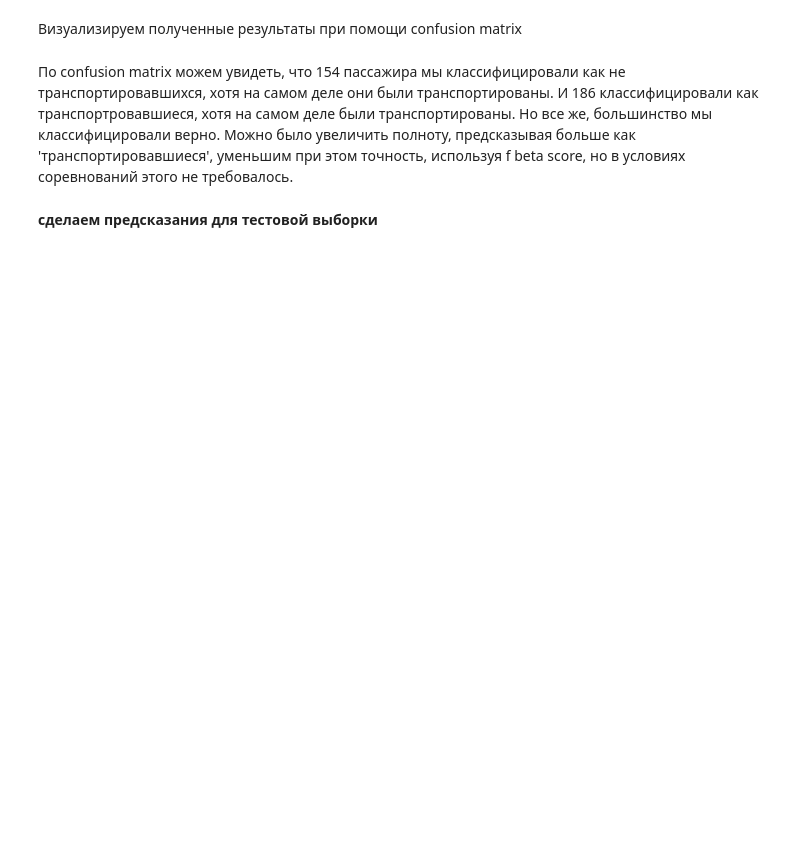
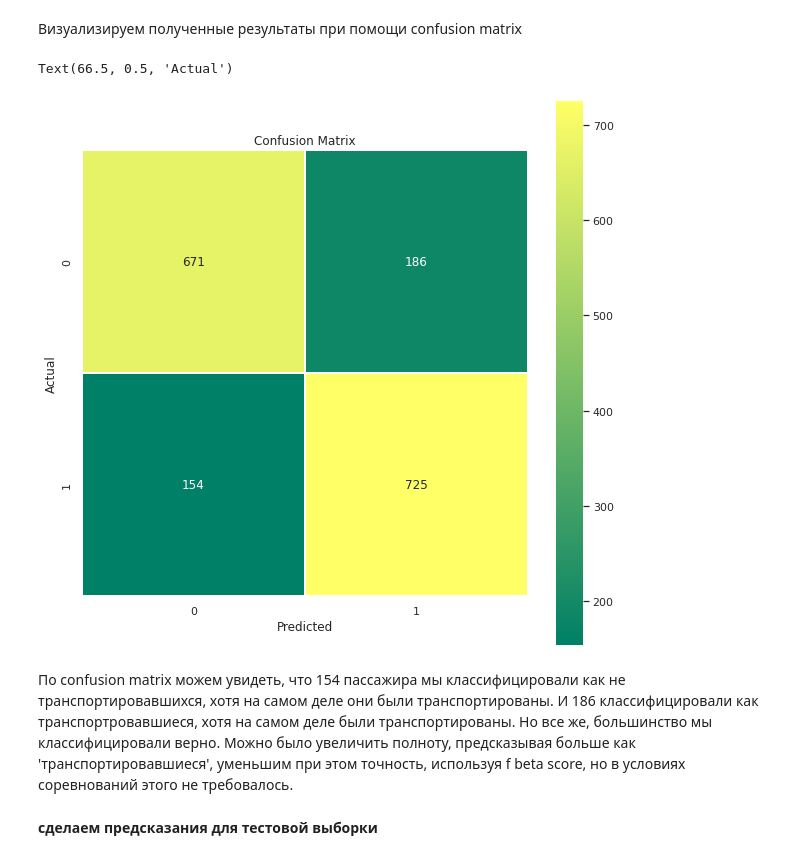
Before and after one commit to sonador88/ClassificationSpaceShip, a Jupyter notebook: prog.ipynb, the cells around one changed output. Saved outputs shown, nothing was run; the diff lists cells and outputs as text; code cells hidden in the pictures; blank space fills up the shorter version.

```diff
--- a/prog.ipynb
+++ b/prog.ipynb
@@ -1278,8 +1284,8 @@ print('Признаки, которые есть в тестовой, но ко
 + Random Forests
 + Logistic Regression
 # %%
-X_train_train, X_train_test, y_train_train, y_train_test = train_test_split(X_train,
-                                                    y_train,
+X_train, X_valid, y_train, y_valid = train_test_split(X,
+                                                    y,
                                                     test_size=SPLIT_TEST_SIZE,
                                                     random_state=RANDOM_STATE)
 # %%
@@ -1295,11 +1301,11 @@ X_train_train.head()
 # %%
 models = [SVC(),  RandomForestClassifier(), LogisticRegression(max_iter=3000)]
 for m in models:
-    m.fit(X_train_train, y_train_train)
-    y_pred = m.predict(X_train_test)
+    m.fit(X_train, y_train)
+    y_pred = m.predict(X_valid)
 
     print(f'model: {str(m)}')
-    print(f'accuracy_score: {str(accuracy_score(y_train_test, y_pred))}')
+    print(f'accuracy_score: {str(accuracy_score(y_valid, y_pred))}')
     print('_'*30, '\n')
 # %% [output]
 model: SVC()
@@ -1323,4 +1329,4 @@ parameters_grid = {'C': [0.001, 0.01, 0.1, 1, 10, 100], 'gamma': ['scale', 'auto
 model = SVC()
 cv = StratifiedKFold(n_splits=NUM_SPLIT_FOR_GRID, shuffle=True, random_state=0)
 svc_cv = GridSearchCV(model, parameters_grid, cv=cv, n_jobs=-1)
-svc_cv.fit(X_train_train, y_train_train)
+svc_cv.fit(X_train, y_train)
@@ -1331,8 +1345,13 @@ print(f"Лучший score (train): {svc_cv.best_score_}")
 На основании полученных параметров построим предсказательную модель
 # %%
 svc_mod = SVC(C=svc_cv.best_params_['C'], gamma=svc_cv.best_params_['gamma'])
-svc_mod.fit(X_train_train, y_train_train)
-y_pred = svc_mod.predict(X_train_test)
+svc_mod.fit(X_train, y_train)
+y_pred = svc_mod.predict(X_valid)
 
 print(f'--{svc_mod.__class__.__name__}--')
-print(f'accuracy score: {str(accuracy_score(y_train_test, y_pred))}')
+print(f'accuracy score: {str(accuracy_score(y_valid, y_pred))}')
+
+print('Confusion matrix:')
+print(confusion_matrix(y_valid, y_pred))
+print('Classification Report:')
+print(classification_report(y_valid, y_pred))
@@ -1340,10 +1374,13 @@ print(f'accuracy score: {str(accuracy_score(y_train_test, y_pred))}')
 Визуализируем полученные результаты при помощи confusion matrix
 # %%
 plt.figure(figsize=(10,10))
-sns.heatmap(confusion_matrix(y_train_test, y_pred), linewidths=0.1, square=True, annot=True, cmap='summer', fmt='3.0f')
+sns.heatmap(confusion_matrix(y_valid, y_pred), linewidths=0.1, square=True, annot=True, cmap='summer', fmt='3.0f')
 plt.title('Confusion Matrix')
 plt.xlabel('Predicted')
 plt.ylabel('Actual')
+# %% [output]
+Text(66.5, 0.5, 'Actual')
+[figure, added]
 # %% [markdown]
 По confusion matrix можем увидеть, что 154 пассажира мы классифицировали как не транспортировавшихся, хотя на самом деле они были транспортированы. И 186 классифицировали как транспортровавшиеся, хотя на самом деле были транспортированы. Но все же, большинство мы классифицировали верно. Можно было увеличить полноту, предсказывая больше как 'транспортировавшиеся', уменьшим при этом точность, используя f beta score, но в условиях соревнований этого не требовалось.
 # %% [markdown]
```
Also changed, not shown: parts of 143 cells of this notebook, 1 other file.
